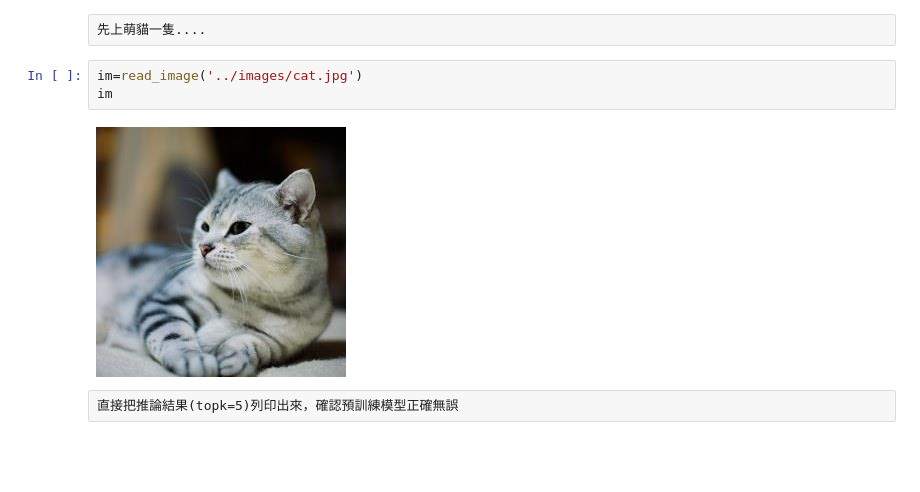
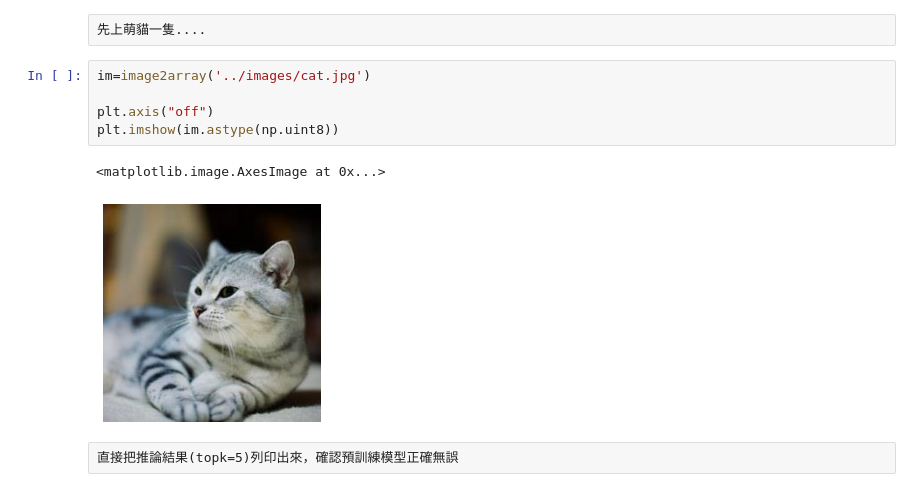
Before and after one commit to AllanYiin/DeepBelief_Course5_Examples, a Jupyter notebook: epoch101_狗狼狐狸傻傻分不清楚/animals_pytorch.ipynb, the cells around one changed output. Saved outputs shown, nothing was run; the diff lists cells and outputs as text; blank space fills up the shorter version.

```diff
--- a/epoch101_狗狼狐狸傻傻分不清楚/animals_pytorch.ipynb
+++ b/epoch101_狗狼狐狸傻傻分不清楚/animals_pytorch.ipynb
@@ -70,10 +70,13 @@ preprocess_flow=[resize((224,224),keep_aspect=True),#不扭曲比例縮放至224
 # %% [raw]
 先上萌貓一隻....
 # %%
-im=read_image('../images/cat.jpg')
-im
+im=image2array('../images/cat.jpg')
+
+plt.axis("off")
+plt.imshow(im.astype(np.uint8))
 # %% [output]
+<matplotlib.image.AxesImage at 0x...>
-[figure, old version]
+[figure, new version]
 # %% [raw]
 直接把推論結果(topk=5)列印出來，確認預訓練模型正確無誤
 # %%
```
Also changed, not shown: parts of 25 cells of this notebook.
